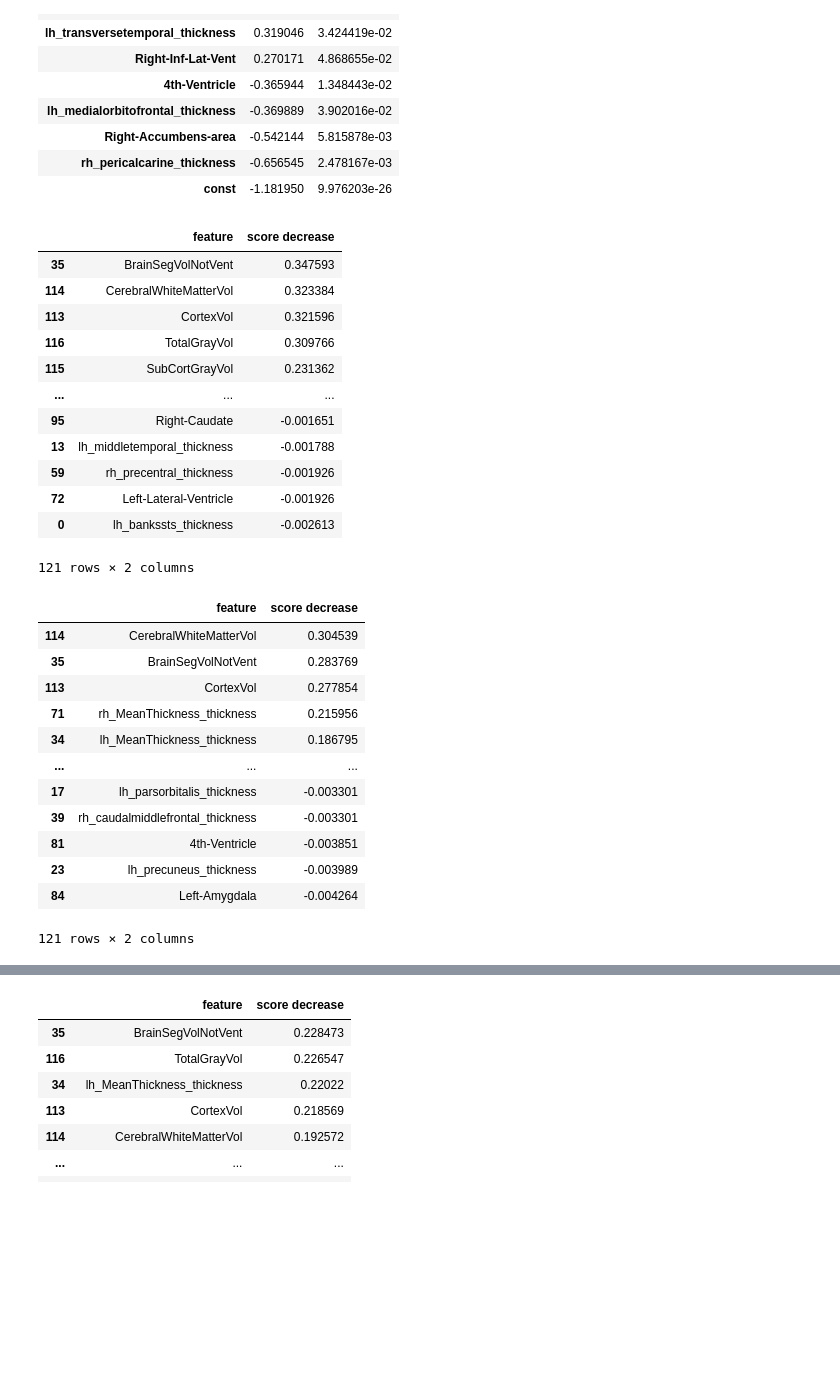
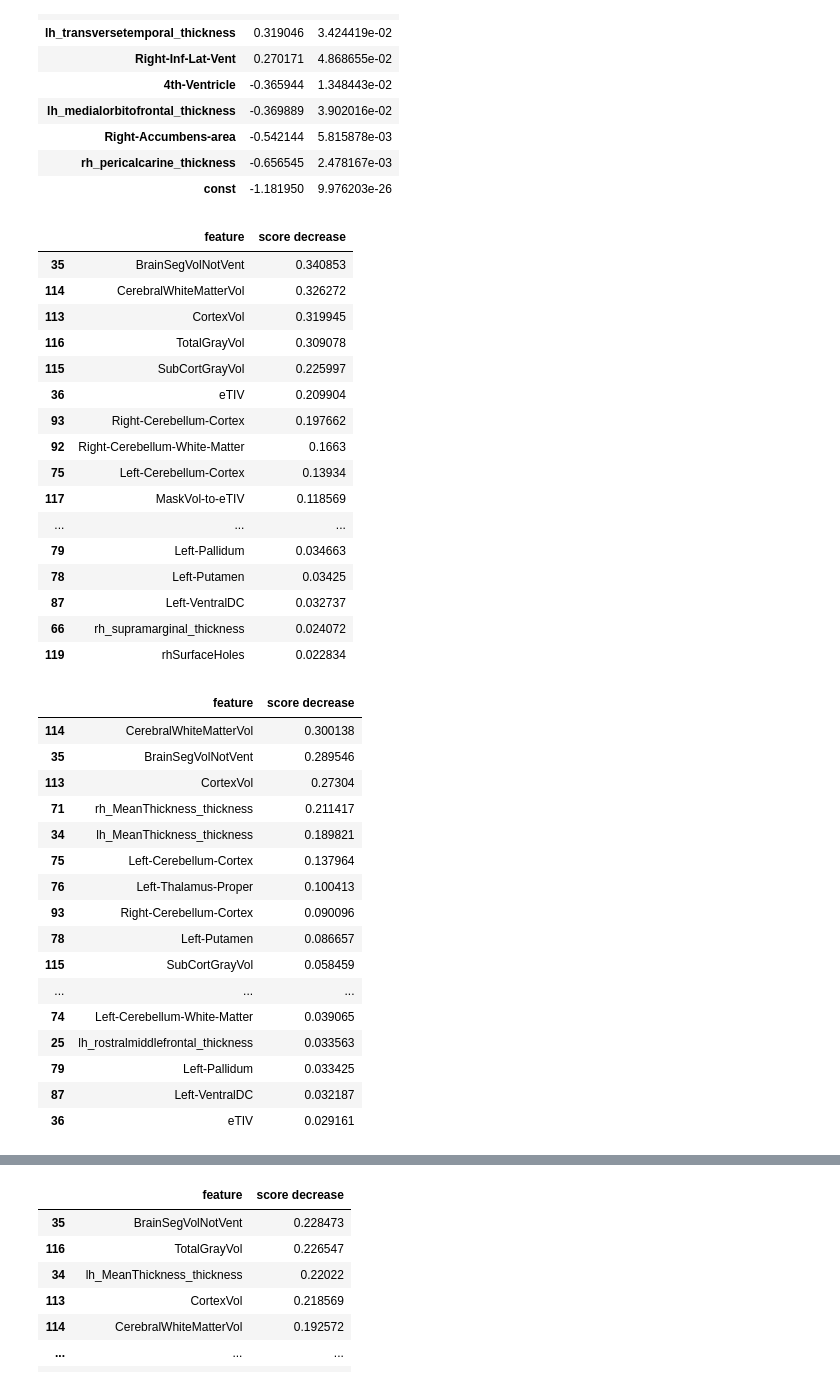
Before and after one commit to lukevano/mri_personality, a Jupyter notebook: notebooks/lv_lewagon_mri.ipynb, the cells around one changed output, grey strips where cells are left out. Saved outputs shown, nothing was run; the diff lists cells and outputs as text; code cells hidden in the pictures; blank space fills up the shorter version.

```diff
--- a/notebooks/lv_lewagon_mri.ipynb
+++ b/notebooks/lv_lewagon_mri.ipynb
@@ -3081,31 +3087,35 @@ gaussian_4_m_best_feats[gaussian_4_m_best_feats['p-value']<0.05].sort_values('co
 # %%
 # Make the sklearn logreg model using results from them sm model
 sk_lr = LogisticRegression()
 sk_lr.coef_ = np.array([results_f_knn_0.params[1:]])
 sk_lr.intercept_ = np.array([results_f_knn_0.params[0]])
 sk_lr.classes_ = np.array([0, 1])
 # Selection through multivariate analysis- showing the absolute value that feat contributes to score
 # Make sure to use X without the constant
 permutation_f_knn_0_score = permutation_importance(sk_lr, X_f_scaled, y_f_knn==0, scoring='accuracy', n_repeats=10) # Perform Permutation
 importance_f_knn_0 = pd.DataFrame(np.vstack((X.columns,\
         permutation_f_knn_0_score.importances_mean)).T) # Unstack results
 importance_f_knn_0.columns=['feature','score decrease']
 importance_f_knn_0.sort_values(by="score decrease", ascending = False, inplace=True) # Order by importance
-importance_f_knn_0
+importance_f_knn_0.head(20)
 # %% [output]
 |  | feature | score decrease |
-| 35 | BrainSegVolNotVent | 0.347593 |
-| 114 | CerebralWhiteMatterVol | 0.323384 |
-| 113 | CortexVol | 0.321596 |
-| 116 | TotalGrayVol | 0.309766 |
-| 115 | SubCortGrayVol | 0.231362 |
+| 35 | BrainSegVolNotVent | 0.340853 |
+| 114 | CerebralWhiteMatterVol | 0.326272 |
+| 113 | CortexVol | 0.319945 |
+| 116 | TotalGrayVol | 0.309078 |
+| 115 | SubCortGrayVol | 0.225997 |
+| 36 | eTIV | 0.209904 |
+| 93 | Right-Cerebellum-Cortex | 0.197662 |
+| 92 | Right-Cerebellum-White-Matter | 0.1663 |
+| 75 | Left-Cerebellum-Cortex | 0.13934 |
+| 117 | MaskVol-to-eTIV | 0.118569 |
 | ... | ... | ... |
-| 95 | Right-Caudate | -0.001651 |
-| 13 | lh_middletemporal_thickness | -0.001788 |
-| 59 | rh_precentral_thickness | -0.001926 |
-| 72 | Left-Lateral-Ventricle | -0.001926 |
-| 0 | lh_bankssts_thickness | -0.002613 |
+| 79 | Left-Pallidum | 0.034663 |
+| 78 | Left-Putamen | 0.03425 |
+| 87 | Left-VentralDC | 0.032737 |
+| 66 | rh_supramarginal_thickness | 0.024072 |
+| 119 | rhSurfaceHoles | 0.022834 |
-121 rows × 2 columns
 # %%
 # Make the sklearn logreg model using results from them sm model
 sk_lr = LogisticRegression()
@@ -3119,21 +3129,25 @@ importance_f_knn_1 = pd.DataFrame(np.vstack((X.columns,\
         permutation_f_knn_1_score.importances_mean)).T) # Unstack results
 importance_f_knn_1.columns=['feature','score decrease']
 importance_f_knn_1.sort_values(by="score decrease", ascending = False, inplace=True) # Order by importance
-importance_f_knn_1
+importance_f_knn_1.head(20)
 # %% [output]
 |  | feature | score decrease |
-| 114 | CerebralWhiteMatterVol | 0.304539 |
-| 35 | BrainSegVolNotVent | 0.283769 |
-| 113 | CortexVol | 0.277854 |
-| 71 | rh_MeanThickness_thickness | 0.215956 |
-| 34 | lh_MeanThickness_thickness | 0.186795 |
+| 114 | CerebralWhiteMatterVol | 0.300138 |
+| 35 | BrainSegVolNotVent | 0.289546 |
+| 113 | CortexVol | 0.27304 |
+| 71 | rh_MeanThickness_thickness | 0.211417 |
+| 34 | lh_MeanThickness_thickness | 0.189821 |
+| 75 | Left-Cerebellum-Cortex | 0.137964 |
+| 76 | Left-Thalamus-Proper | 0.100413 |
+| 93 | Right-Cerebellum-Cortex | 0.090096 |
+| 78 | Left-Putamen | 0.086657 |
+| 115 | SubCortGrayVol | 0.058459 |
 | ... | ... | ... |
-| 17 | lh_parsorbitalis_thickness | -0.003301 |
-| 39 | rh_caudalmiddlefrontal_thickness | -0.003301 |
-| 81 | 4th-Ventricle | -0.003851 |
-| 23 | lh_precuneus_thickness | -0.003989 |
-| 84 | Left-Amygdala | -0.004264 |
+| 74 | Left-Cerebellum-White-Matter | 0.039065 |
+| 25 | lh_rostralmiddlefrontal_thickness | 0.033563 |
+| 79 | Left-Pallidum | 0.033425 |
+| 87 | Left-VentralDC | 0.032187 |
+| 36 | eTIV | 0.029161 |
-121 rows × 2 columns
 # %%
 # Make the sklearn logreg model using results from them sm model
 sk_lr = LogisticRegression()
```
Also changed, not shown: parts of 9 cells of this notebook.
